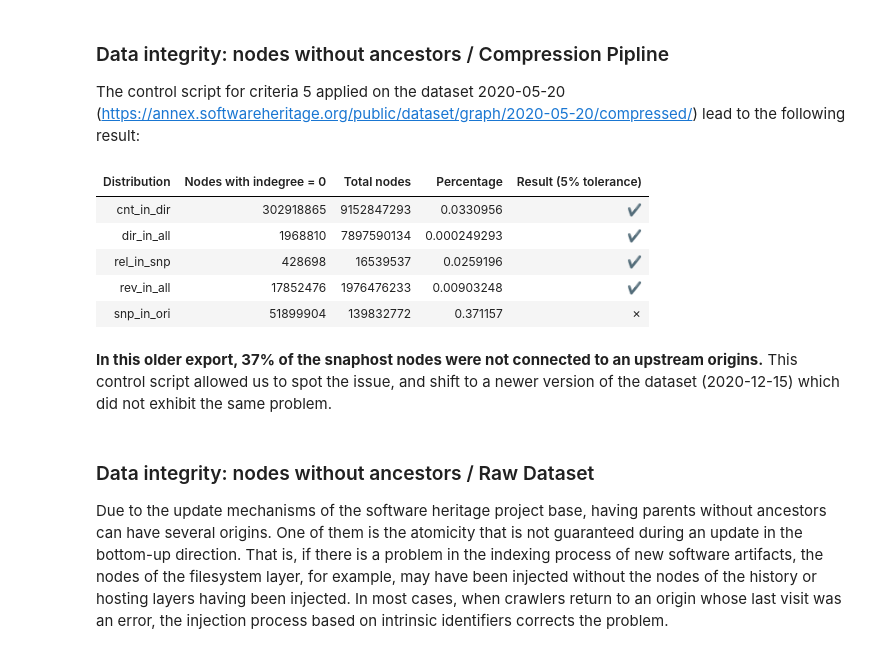
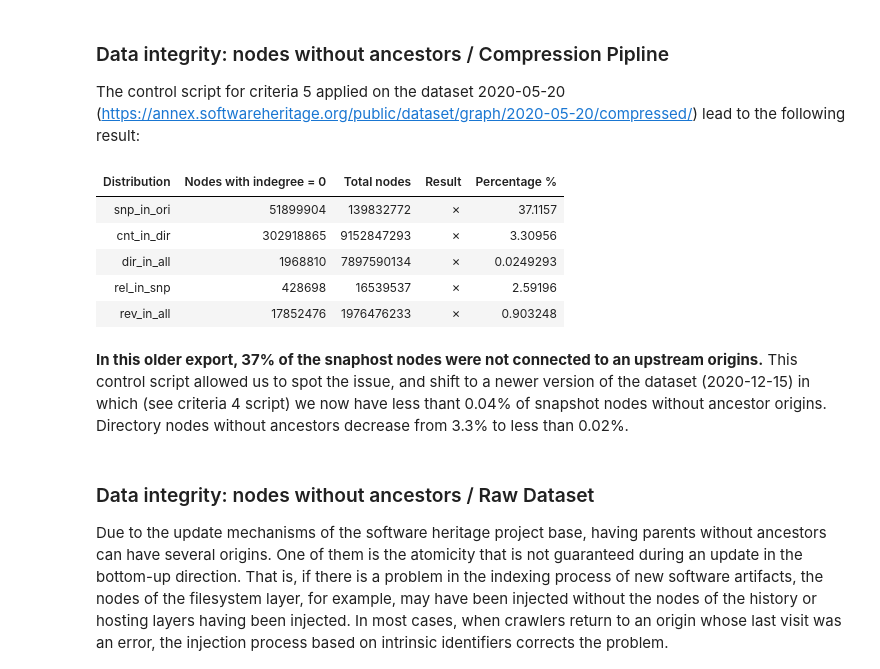
Before and after one commit to seirl/swh-graph-structure, a Jupyter notebook: notebooks/dataintegrity.ipynb, the cells around one changed output. Saved outputs shown, nothing was run; the diff lists cells and outputs as text; code cells hidden in the pictures.

```diff
--- a/notebooks/dataintegrity.ipynb
+++ b/notebooks/dataintegrity.ipynb
@@ -404,0 +455,32 @@ Due to the crawling process, we see here that a lot of origins exist but do not
+# %%
+DATASET = Path('../experiments')
+table = []
+
+threshold=5 # %
+# Threshold value meaning "small compared to the number of nodes"
+# based on an a priori knowledge of the object of study (here the VCS history graph)
+# independently of the dataset specifically taken for the study (here the one made
+# available by the software heritage project)
+
+for name in ['rev_in_rel']:
+    dist = d(DATASET / f'inout/per_type/{name}.txt')
+    src, direction, dst = name.split('_')
+    sy=np.sum(dist.y)
+    if dist.x[0]==0:
+        s0=dist.y[0]
+    else:
+        s0=0
+    ds=(sy-s0)/sy*100
+    table.append([
+        name,
+        int(sy-s0),
+        int(sy),
+        checkmark(ds<threshold),
+        ds
+    ])
+
+display(HTML(tabulate.tabulate(
+    table,
+    headers=["Distribution", "Rev. with ancestor rel.", "Total nodes", "Result (<"+str(threshold)+"%)", "Percentage %"],
+    tablefmt='unsafehtml'
+)))
@@ -413,33 +498,33 @@ lead to the following result:
 # %%
 DATASET_20200520 = Path('../experiments/deprecated/20210403/') # after bugfix
 
 table = []
-for name in ["cnt_in_dir", "dir_in_all", "rel_in_snp", "rev_in_all", "snp_in_ori"]:
+for name in ["snp_in_ori","cnt_in_dir", "dir_in_all", "rel_in_snp", "rev_in_all"]:
     dist = d(DATASET_20200520 / f'inout/per_type/{name}.txt')
     src, direction, dst = name.split('_')
     indegree_zero = int(dist.y[0]) if dist.x[0] == 0 else 0
     table.append([
         name,
         indegree_zero,
         node_stats[src],
-        indegree_zero / node_stats[src],
-        checkmark(indegree_zero / node_stats[src] < 0.05),
+        checkmark(indegree_zero == node_stats[src]),
+        100*indegree_zero / node_stats[src],
     ])
 
 display(HTML(tabulate.tabulate(
     table,
-    headers=["Distribution", "Nodes with indegree = 0", "Total nodes", "Percentage", "Result (5% tolerance)"],
+    headers=["Distribution", "Nodes with indegree = 0", "Total nodes", "Result","Percentage %" ],
     tablefmt='unsafehtml'
 )))
 # %% [output]
-| Distribution | Nodes with indegree = 0 | Total nodes | Percentage | Result (5% tolerance) |
-| cnt_in_dir | 302918865 | 9152847293 | 0.0330956 | ✔ |
-| dir_in_all | 1968810 | 7897590134 | 0.000249293 | ✔ |
-| rel_in_snp | 428698 | 16539537 | 0.0259196 | ✔ |
-| rev_in_all | 17852476 | 1976476233 | 0.00903248 | ✔ |
-| snp_in_ori | 51899904 | 139832772 | 0.371157 | ✗ |
+| Distribution | Nodes with indegree = 0 | Total nodes | Result | Percentage % |
+| snp_in_ori | 51899904 | 139832772 | ✗ | 37.1157 |
+| cnt_in_dir | 302918865 | 9152847293 | ✗ | 3.30956 |
+| dir_in_all | 1968810 | 7897590134 | ✗ | 0.0249293 |
+| rel_in_snp | 428698 | 16539537 | ✗ | 2.59196 |
+| rev_in_all | 17852476 | 1976476233 | ✗ | 0.903248 |
 # %% [markdown]
-**In this older export, 37% of the snaphost nodes were not connected to an upstream origins.** This control script allowed us to spot the issue, and shift to a newer version of the dataset (2020-12-15) which did not exhibit the same problem.
+**In this older export, 37% of the snaphost nodes were not connected to an upstream origins.** This control script allowed us to spot the issue, and shift to a newer version of the dataset (2020-12-15) in which (see criteria 4 script) we now have less thant 0.04% of snapshot nodes without ancestor origins. Directory nodes without ancestors decrease from 3.3% to less than 0.02%.
 # %% [markdown]
 ### Data integrity: nodes without ancestors / Raw Dataset
 
```
Also changed, not shown: parts of 14 cells of this notebook, 30 other files.
